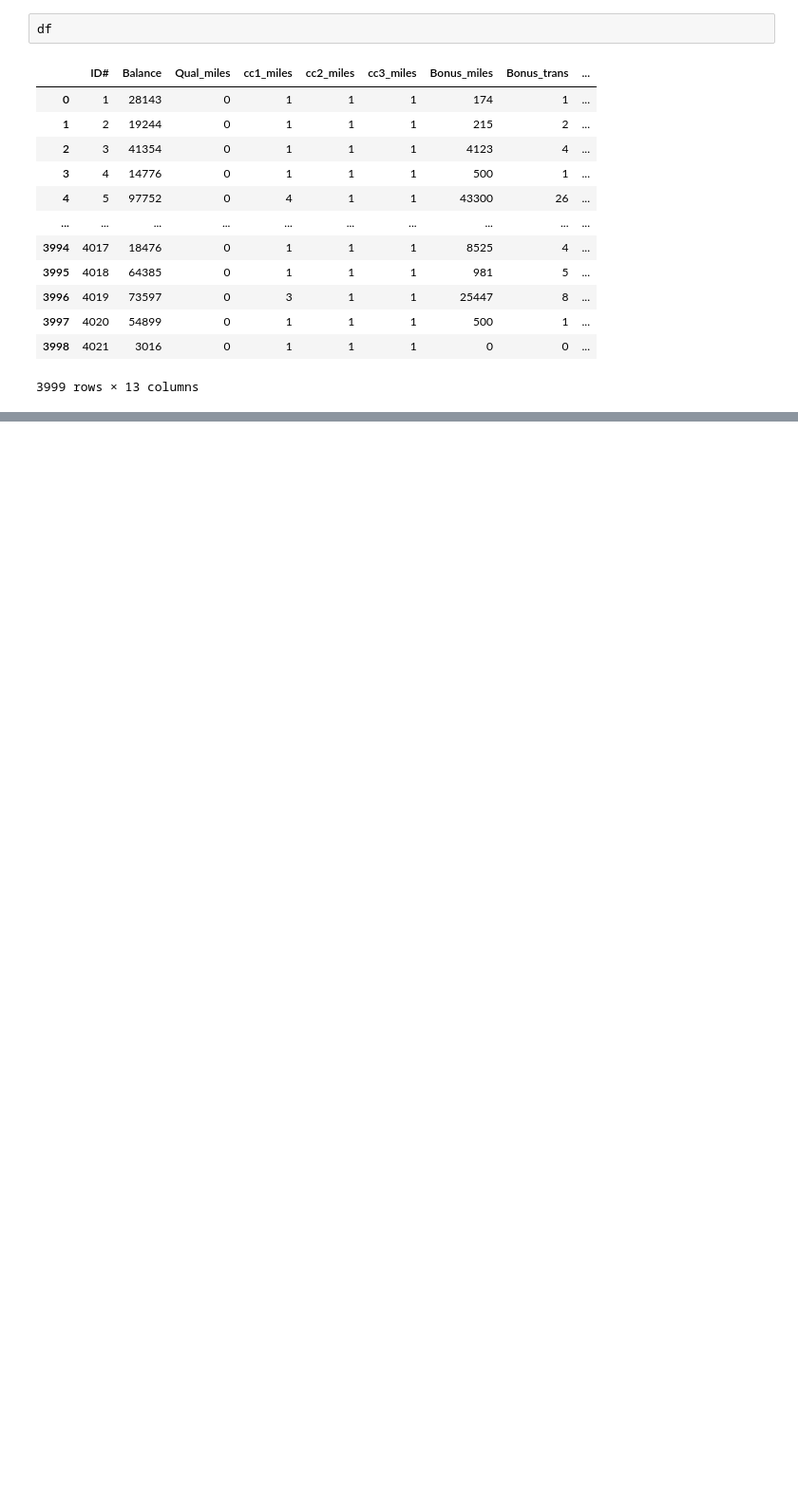
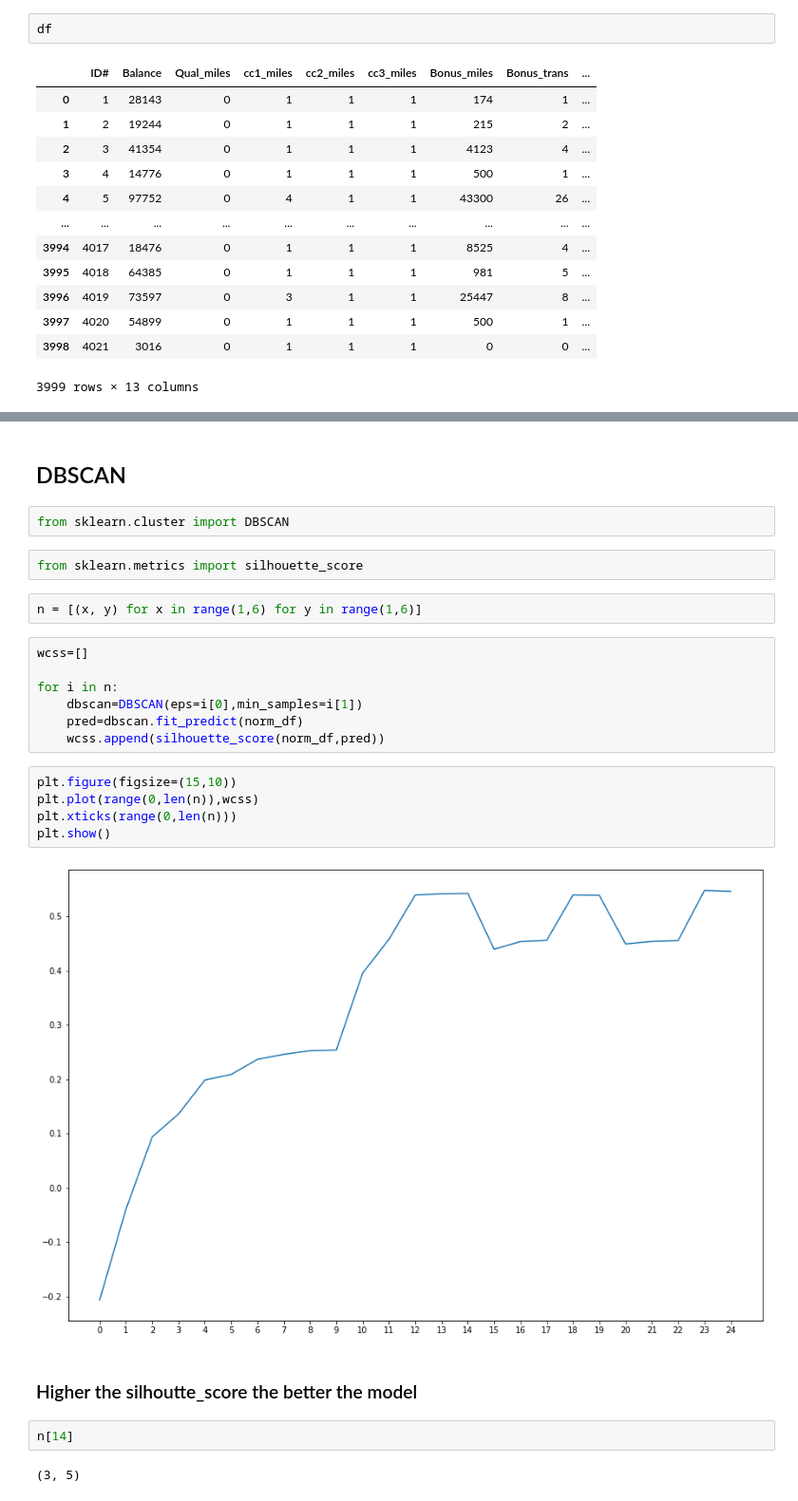
Before and after one commit to Prajwal-PK/Data_Science_Assignments, a Jupyter notebook: Assignment 07 - Clustering/Clustering_Airlines.ipynb, the cells around one changed output, grey strips where cells are left out. Shown at 95% size. Drawn from its saved outputs; the diff is of its cells as text; blank space fills up the shorter version.

```diff
--- a/Assignment 07 - Clustering/Clustering_Airlines.ipynb
+++ b/Assignment 07 - Clustering/Clustering_Airlines.ipynb
@@ -94,0 +132,28 @@ df.groupby('cluster_id').agg(['mean']).reset_index()
+# %% [markdown]
+## DBSCAN
+# %%
+from sklearn.cluster import DBSCAN
+# %%
+from sklearn.metrics import silhouette_score
+# %%
+n = [(x, y) for x in range(1,6) for y in range(1,6)]
+# %%
+wcss=[]
+
+for i in n:
+    dbscan=DBSCAN(eps=i[0],min_samples=i[1])
+    pred=dbscan.fit_predict(norm_df)
+    wcss.append(silhouette_score(norm_df,pred))
+# %%
+plt.figure(figsize=(15,10))
+plt.plot(range(0,len(n)),wcss)
+plt.xticks(range(0,len(n)))
+plt.show()
+# %% [output]
+[figure, added]
+# %% [markdown]
+### Higher the silhoutte_score the better the model
+# %%
+n[14]
+# %% [output]
+(3, 5)
```
Also changed, not shown: parts of 25 cells of this notebook, 9 other files.
